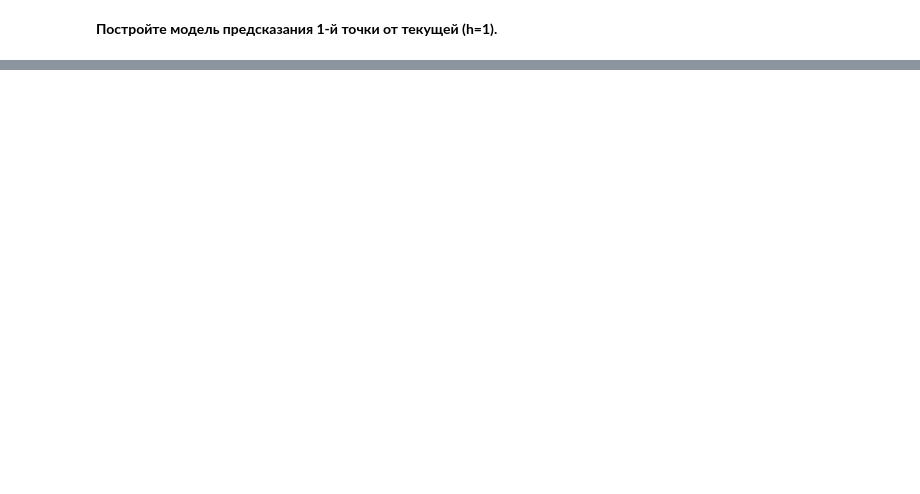
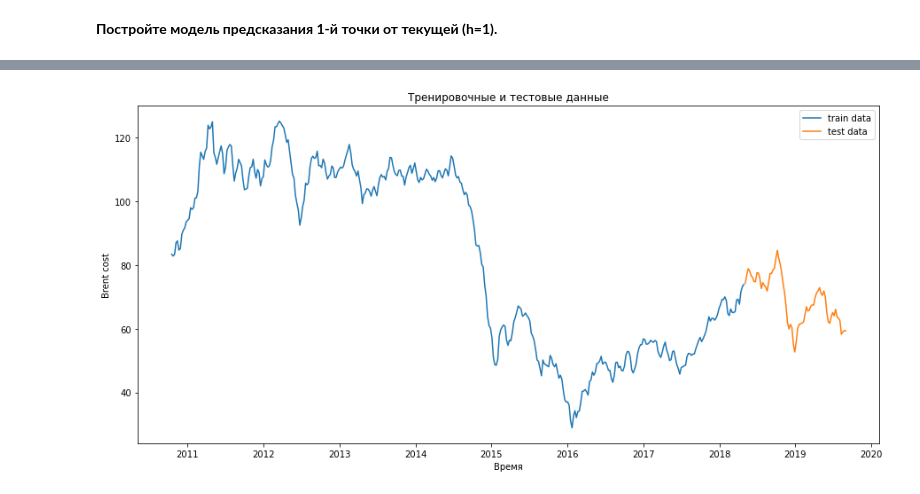
Before and after one commit to aldalinde/Time_series, a Jupyter notebook: lesson_05.ipynb, the cells around one changed output, grey strips where cells are left out. Cells and saved outputs as stored; diff of their text form; code cells hidden in the pictures; blank space fills up the shorter version.

```diff
--- a/lesson_05.ipynb
+++ b/lesson_05.ipynb
@@ -345,0 +350,4 @@ Adding
+# %%
+brent_gb['std_2'] = brent_gb['target'].rolling(4).std()
+# %%
+brent_gb = brent_gb.iloc[6: ,:]
@@ -345,0 +374,16 @@ Adding
+# %%
+def split_data(data, split_ind):
+    return data.iloc[: -split_ind,:].copy(), \
+           data.iloc[-split_ind: ,:].copy()
+# %%
+train, test = split_data(brent_gb, 70)
+# %%
+plt.figure(figsize=(15, 7))
+plt.xlabel('Время')
+plt.ylabel('Brent cost')
+plt.plot(train.index, train[brent_gb.columns[0]], label='train data' )
+plt.plot(test.index, test[brent_gb.columns[0]], label='test data')
+plt.title('Тренировочные и тестовые данные')
+plt.legend();
+# %% [output]
+[figure, added]
```
Also changed, not shown: parts of 28 cells of this notebook.
